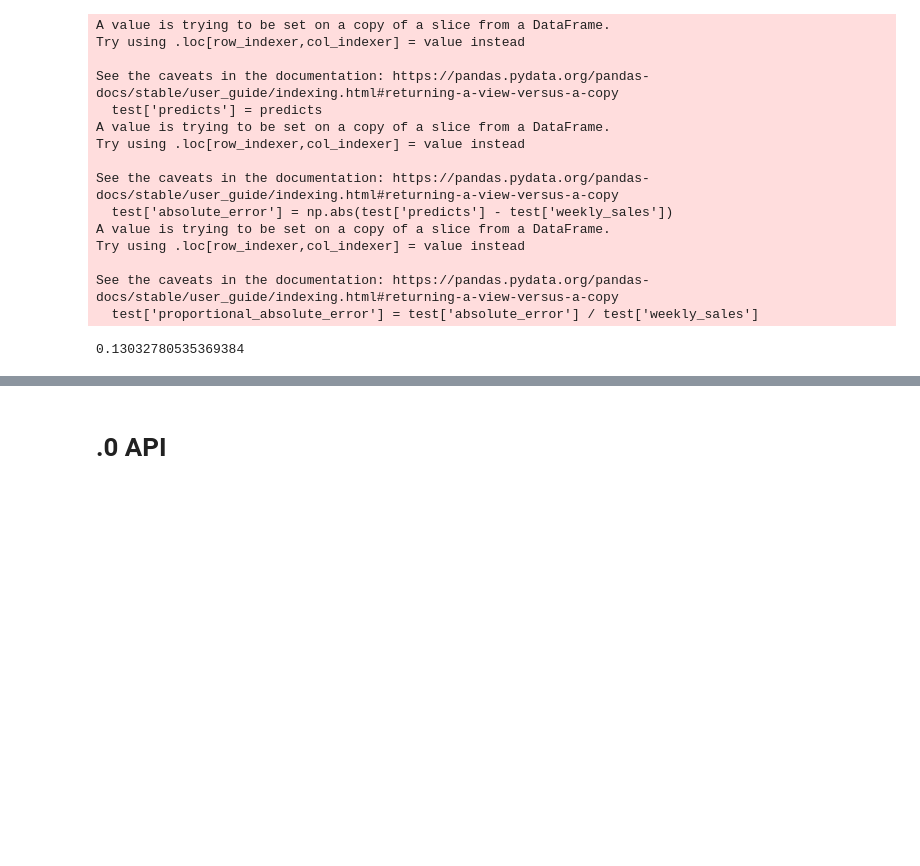
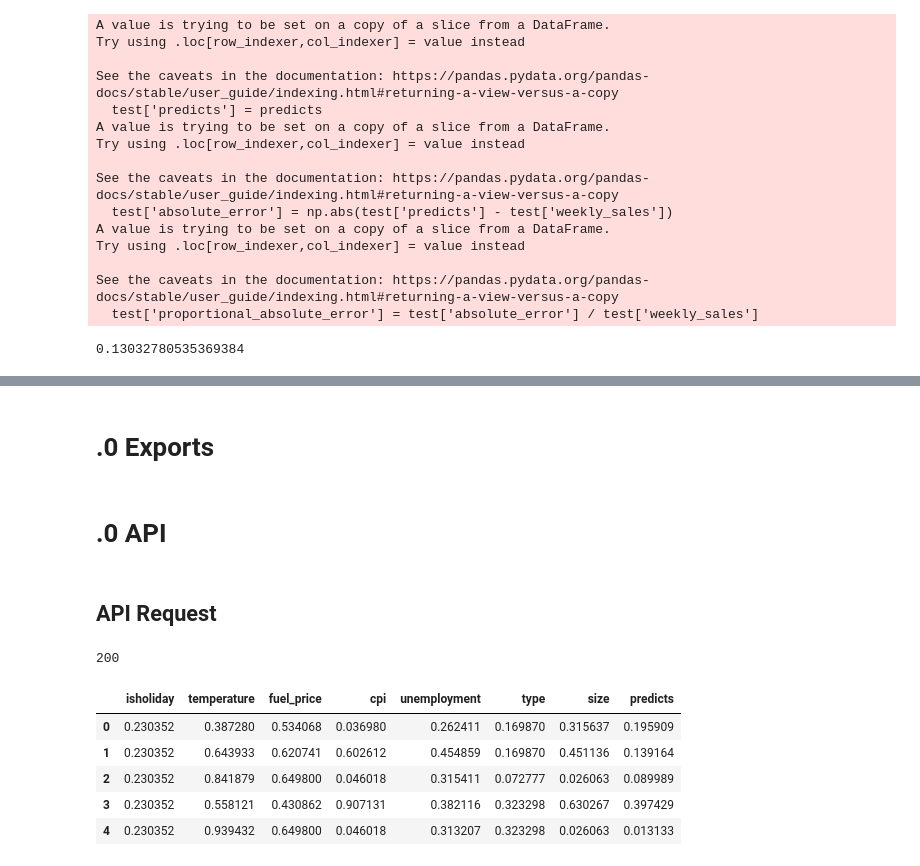
Before and after one commit to Samoelmoura/wallmart, a Jupyter notebook: notebooks/notebook.ipynb, the cells around one changed output, grey strips where cells are left out. Saved outputs shown, nothing was run; the diff lists cells and outputs as text; code cells hidden in the pictures; blank space fills up the shorter version.

Commit message:
api request

```diff
--- a/notebooks/notebook.ipynb
+++ b/notebooks/notebook.ipynb
@@ -319,2 +316,2 @@ See the caveats in the documentation: https://pandas.pydata.org/pandas-docs/stab
 # %% [markdown]
-# .0 API
+# .0 Exports
@@ -320,0 +320,22 @@ See the caveats in the documentation: https://pandas.pydata.org/pandas-docs/stab
+# %% [markdown]
+# .0 API
+# %% [markdown]
+## API Request
+# %%
+data = X_train.sample(500).to_json(orient='records')
+url = 'http://192.168.0.20:5000/predict'
+header = {'Content-type':'application/json'}
+
+df_request = requests.post(data=data, headers=header, url=url)
+print(df_request.status_code)
+
+df_request = pd.DataFrame(df_request.json(), columns=df_request.json()[0].keys())
+df_request.head()
+# %% [output]
+200
+|  | isholiday | temperature | fuel_price | cpi | unemployment | type | size | predicts |
+| 0 | 0.230352 | 0.387280 | 0.534068 | 0.036980 | 0.262411 | 0.169870 | 0.315637 | 0.195909 |
+| 1 | 0.230352 | 0.643933 | 0.620741 | 0.602612 | 0.454859 | 0.169870 | 0.451136 | 0.139164 |
+| 2 | 0.230352 | 0.841879 | 0.649800 | 0.046018 | 0.315411 | 0.072777 | 0.026063 | 0.089989 |
+| 3 | 0.230352 | 0.558121 | 0.430862 | 0.907131 | 0.382116 | 0.323298 | 0.630267 | 0.397429 |
+| 4 | 0.230352 | 0.939432 | 0.649800 | 0.046018 | 0.313207 | 0.323298 | 0.026063 | 0.013133 |
```
Also changed, not shown: parts of 12 cells of this notebook, 3 other files.
